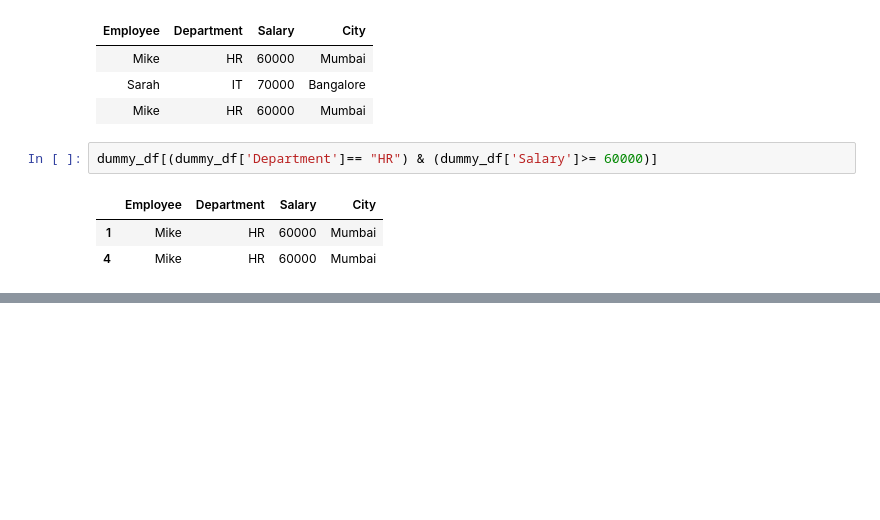
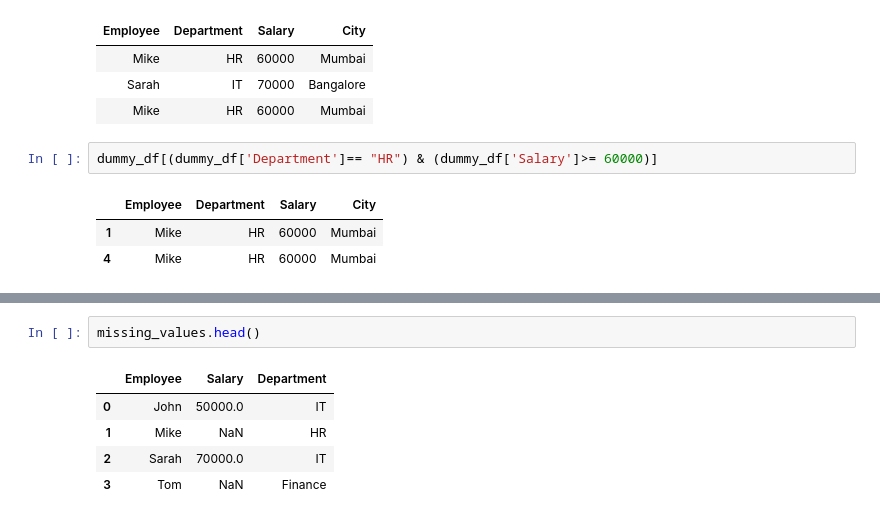
Before and after one commit to darshanshenoy06/Python_analyst, a Jupyter notebook: modules/Dummy.ipynb, the cells around one changed output, grey strips where cells are left out. Saved outputs shown, nothing was run; the diff lists cells and outputs as text; blank space fills up the shorter version.

```diff
--- a/modules/Dummy.ipynb
+++ b/modules/Dummy.ipynb
@@ -53,0 +69,8 @@ dummy_df[(dummy_df['Department']== "HR") & (dummy_df['Salary']>= 60000)]
+# %%
+missing_values.head()
+# %% [output]
+|  | Employee | Salary | Department |
+| 0 | John | 50000.0 | IT |
+| 1 | Mike | NaN | HR |
+| 2 | Sarah | 70000.0 | IT |
+| 3 | Tom | NaN | Finance |
```
Also changed, not shown: parts of 15 cells of this notebook.
